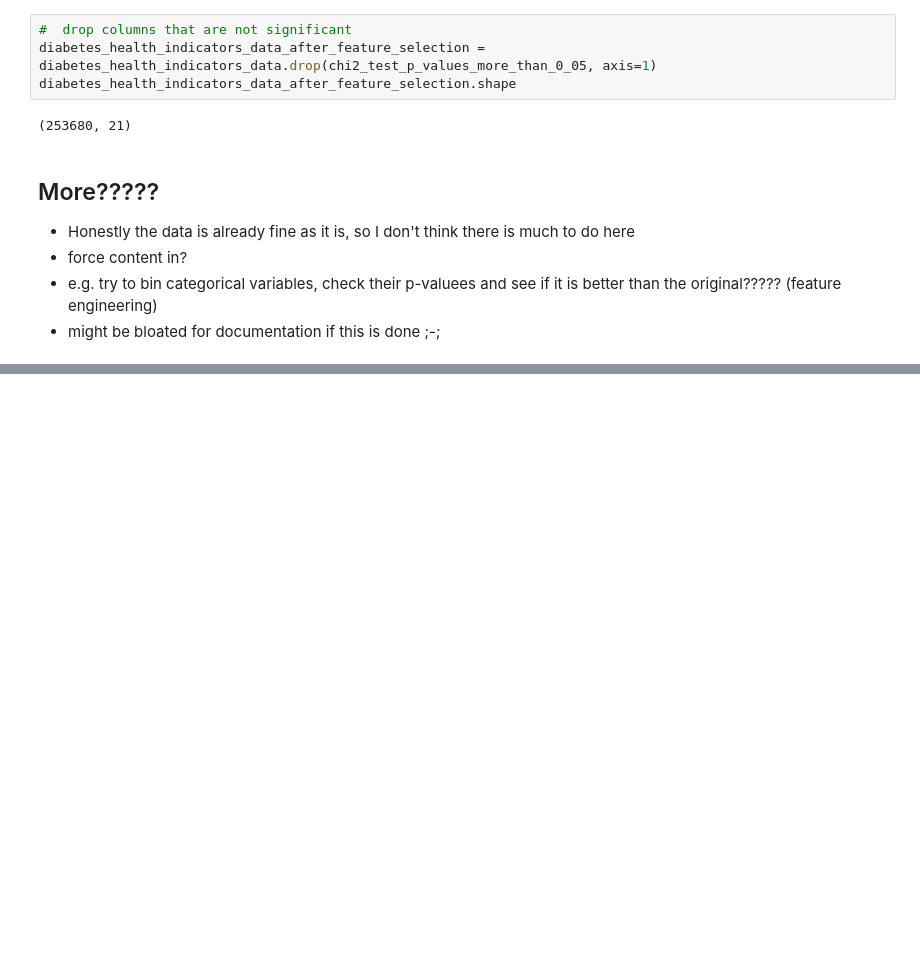
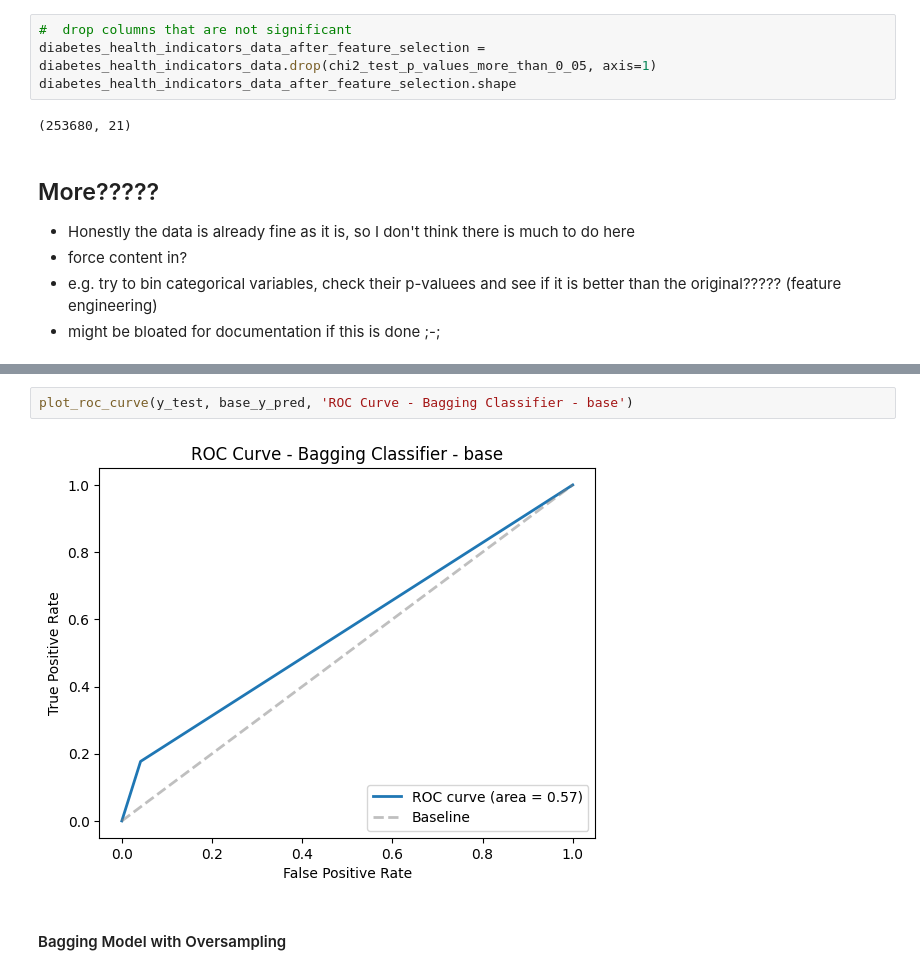
Before and after one commit to RileyLeo/Diabetes-Prediction-ML, a Jupyter notebook: notebook.ipynb, the cells around one changed output, grey strips where cells are left out. Saved outputs shown, nothing was run; the diff lists cells and outputs as text; blank space fills up the shorter version.

```diff
--- a/notebook.ipynb
+++ b/notebook.ipynb
@@ -898,0 +1057,6 @@ X_train, X_test, y_train, y_test = train_test_split(X_smote,y_smote, test_size=0
+# %%
+plot_roc_curve(y_test, base_y_pred, 'ROC Curve - Bagging Classifier - base')
+# %% [output]
+[figure, added]
+# %% [markdown]
+#### Bagging Model with Oversampling
```
Also changed, not shown: parts of 53 cells of this notebook.
